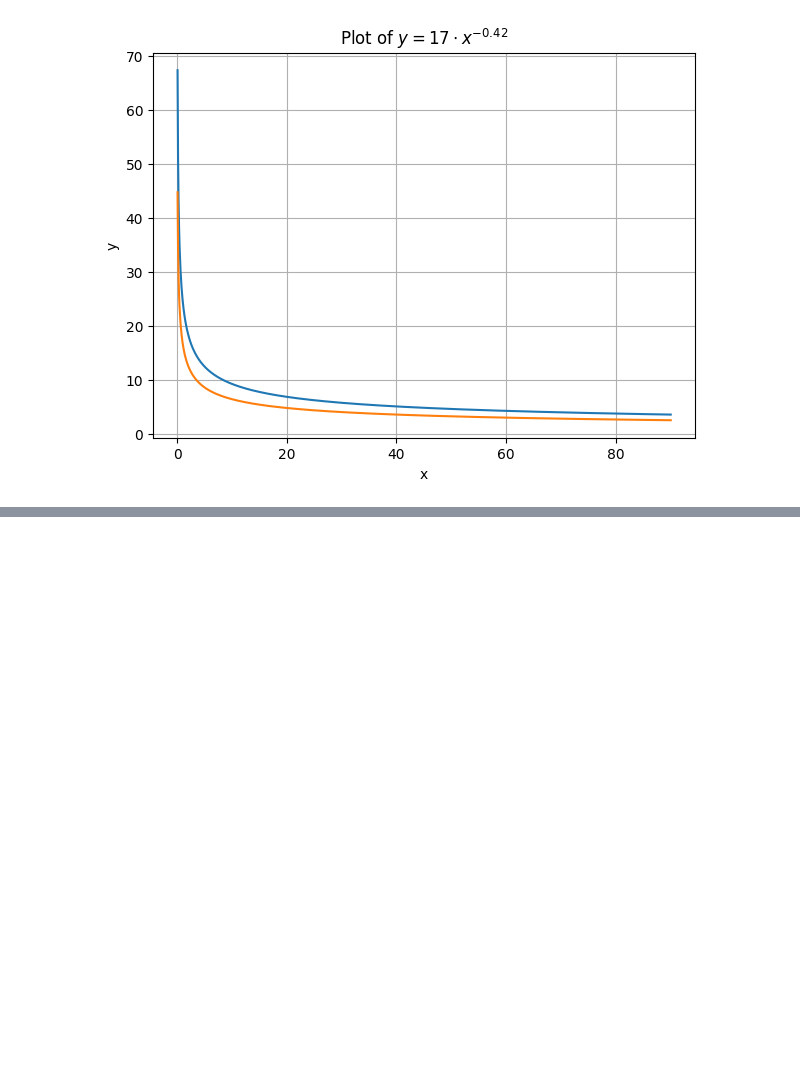
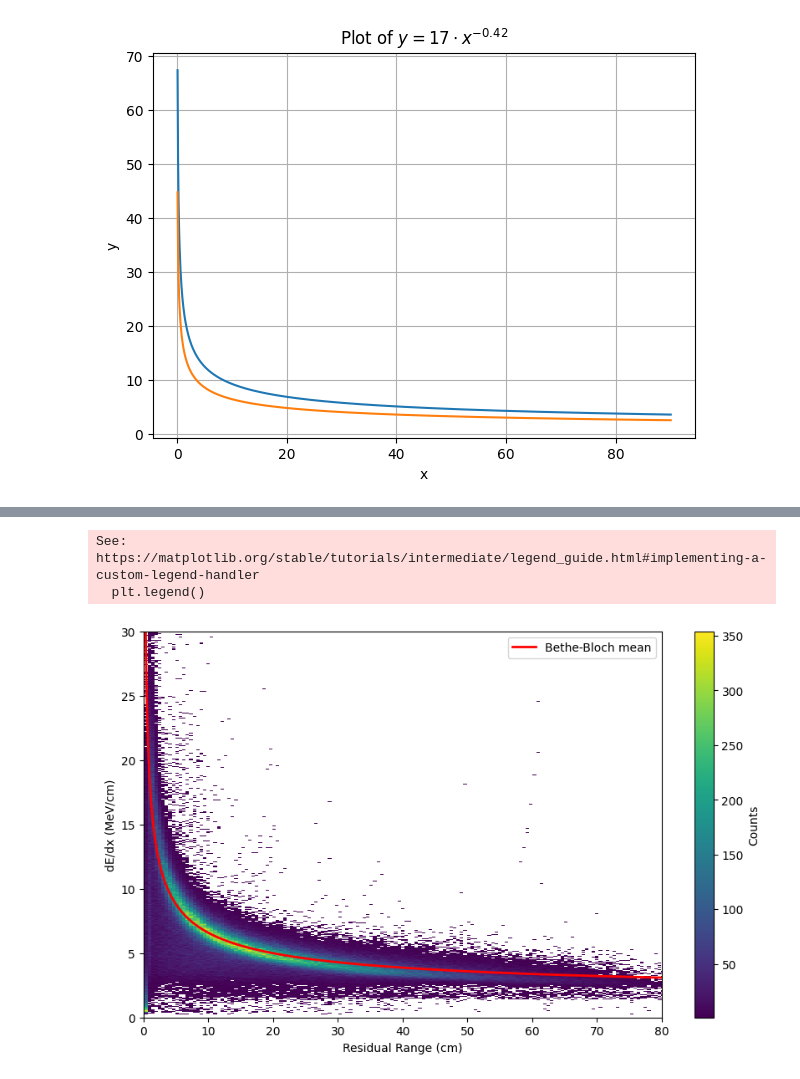
Before and after one commit to mohummudh/proton-deuteron, a Jupyter notebook: analysis/both.ipynb, the cells around one changed output, grey strips where cells are left out. Saved outputs shown, nothing was run; the diff lists cells and outputs as text; code cells hidden in the pictures; blank space fills up the shorter version.

```diff
--- a/analysis/both.ipynb
+++ b/analysis/both.ipynb
@@ -149,0 +150,21 @@ plt.show()
+# %%
+protdedx = []
+protrr = []
+for i in range(len(protons)):
+    d = ak.to_numpy(protons['trkdedx'][i][0][0])
+    r = ak.to_numpy(protons['trkrr'][i][0][0])
+    mask = (d != -99999) & (r != -99999)
+    d = d[mask]
+    r = r[mask]
+    protdedx.extend(d)
+    protrr.extend(r)
+
+print(np.median(protdedx))
+
+protdedx = np.array(protdedx)
+protrr = np.array(protrr)
+
+indices = np.where(protdedx > 70)[0]
+
+protdedx = np.delete(protdedx, indices)
+protrr = np.delete(protrr, indices)
@@ -149,0 +173,7 @@ plt.show()
+# %%
+BETHE = '/Users/user/data/research/proton-deuteron/protons.txt'
+
+bethe_data = np.loadtxt(BETHE)
+resrange = bethe_data[:, 0]
+bb = bethe_data[:, 1]
+resrange = np.flip(resrange)
@@ -149,0 +183,16 @@ plt.show()
+# %%
+plt.figure(figsize=(10, 6))
+plt.hist2d(protrr, protdedx, bins=(165, 1054), cmap='viridis', cmin=1, label='Proton Candidates Heatmap')
+plt.plot(resrange, bb, linewidth=2, color='red', label='Bethe-Bloch mean')
+plt.colorbar(label='Counts')
+plt.xlabel('Residual Range (cm)')
+plt.ylabel('dE/dx (MeV/cm)')
+plt.ylim(0, 30)
+plt.xlim(0, 80)
+plt.legend()
+
+plt.show()
+# %% [output]
+See: https://matplotlib.org/stable/tutorials/intermediate/legend_guide.html#implementing-a-custom-legend-handler
+  plt.legend()
+[figure, added]
```
Also changed, not shown: parts of 5 cells of this notebook, 5 other files.
